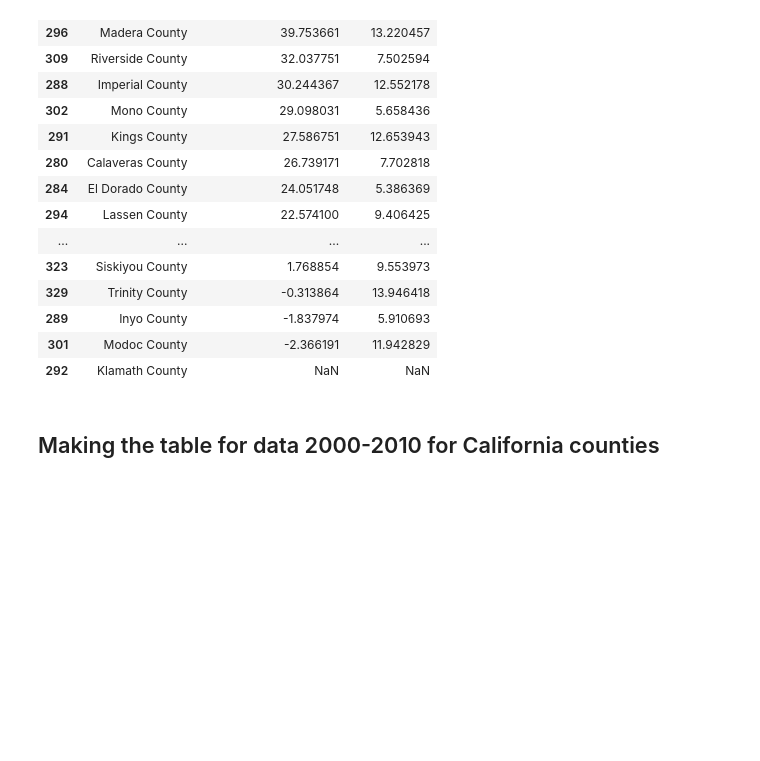
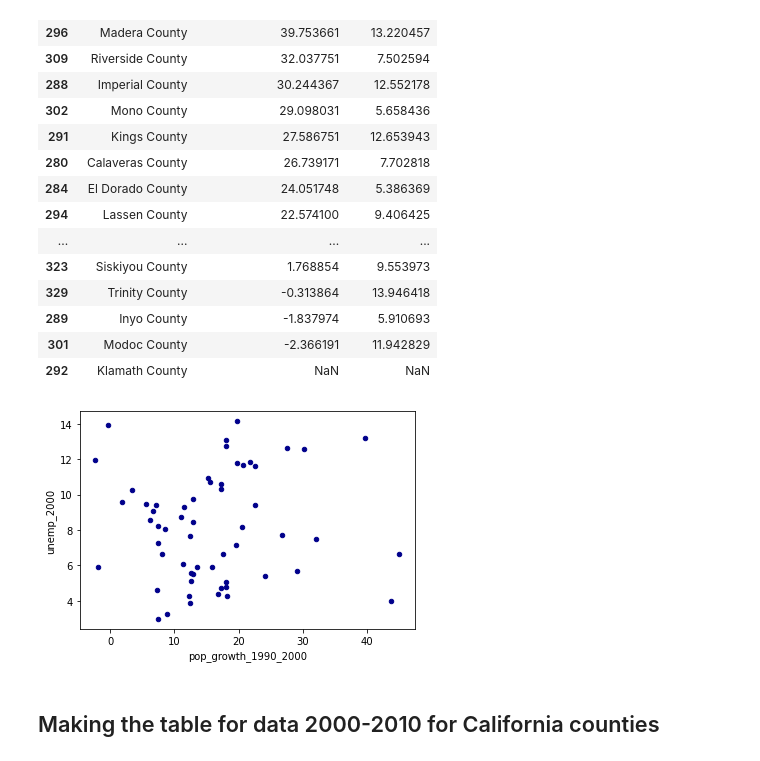
Before and after one commit to calvarez55/SOC131_fall2021, a Jupyter notebook: pop_growth_unemp_cali_counties.ipynb, the cells around one changed output. Saved outputs shown, nothing was run; the diff lists cells and outputs as text; code cells hidden in the pictures; blank space fills up the shorter version.

```diff
--- a/pop_growth_unemp_cali_counties.ipynb
+++ b/pop_growth_unemp_cali_counties.ipynb
@@ -109,6 +117,10 @@ df_ca_9000
 | 289 | Inyo County | -1.837974 | 5.910693 |
 | 301 | Modoc County | -2.366191 | 11.942829 |
 | 292 | Klamath County | NaN | NaN |
+# %%
+plot_1990_2000 = df_ca_9000.plot.scatter(x='pop_growth_1990_2000', y='unemp_2000', c='DarkBlue')
+# %% [output]
+[figure, added]
 # %% [markdown]
 ## Making the table for data 2000-2010 for California counties
 # %%
```
Also changed, not shown: parts of 3 cells of this notebook.
